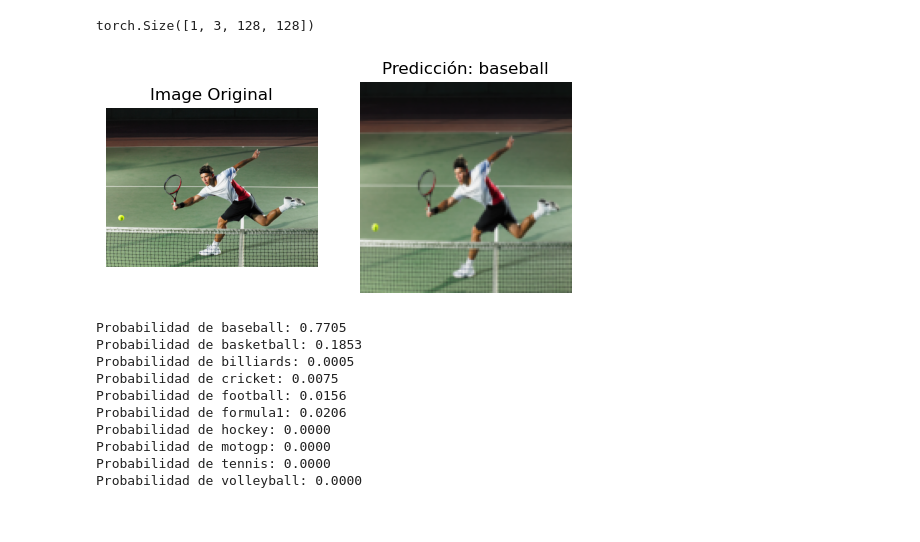
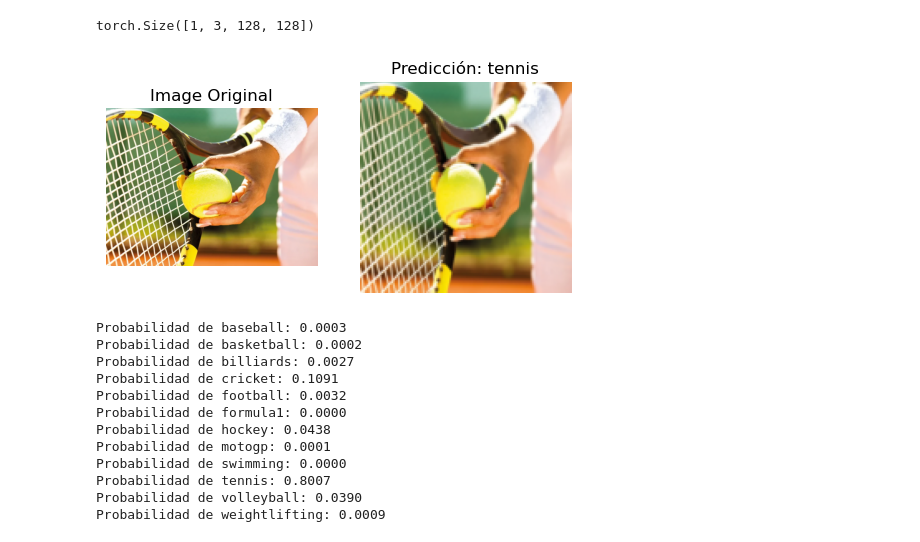
Before and after one commit to marcanii/SIS421---2-23, a Jupyter notebook: Evaluations/DefensaLab/01_clasificacion_frontscratsh.ipynb, the cells around one changed output. Drawn from its saved outputs; the diff is of its cells as text; code cells hidden in the pictures.

```diff
--- a/Evaluations/DefensaLab/01_clasificacion_frontscratsh.ipynb
+++ b/Evaluations/DefensaLab/01_clasificacion_frontscratsh.ipynb
@@ -45,9 +45,8 @@ class CustomDataset(torch.utils.data.Dataset):
 
         self.transform = transform
         self.num_transforms = num_transforms
-        self.classes = ('baseball', 'basketball', 'billiards', 'cricket', 'football', 'formula1', 'hockey', 'motogp', 'tennis', 'volleyball')
-       # self.classes = ('baseball', 'basketball', 'billiards', 'boxing', 'cricket', 'fencing', 'football', 'formula1',
-                        #'golf', 'hockey', 'motogp', 'swimming', 'tennis', 'volleyball', 'weightlifting')
+        self.classes = ('baseball', 'basketball', 'billiards', 'cricket', 'football', 'formula1', 'hockey',
+                        'motogp', 'swimming', 'tennis', 'volleyball', 'weightlifting')
 
     def __len__(self):
         return len(self.dataset) * self.num_transforms
@@ -377,7 +398,7 @@ Las pruebas las realizamos con imagenes de internet, las cuales son imagenes de
 from PIL import Image
 
 # Cargar la imagen desde el archivo
-imagen_path = "tenis.webp"
+imagen_path = "tennis.webp"
 imagen = Image.open(imagen_path)
 img_orignal = Image.open(imagen_path)
 
@@ -395,42 +416,45 @@ torch.Size([1, 3, 128, 128])
 # %%
 # cargamos el modelo
 model = Model_frontscratsh()
-model.load_state_dict(torch.load('models/model_frontscratsh_v01_5.pth'))
+model.load_state_dict(torch.load('models/model_frontscratsh_v04_5.pth'))
 model.eval()
 
 with torch.no_grad():
     output = model(imagen_transformada)
 
 # Obtén las probabilidades de salida del modelo utilizando softmax
 probabilidades = torch.nn.functional.softmax(output, dim=1)[0]
 # Obtén la clase predicha
 _, clase_predicha = torch.max(probabilidades, 0)
 # Mapea el índice de la clase predicha al nombre de la clase
-classes = ('baseball', 'basketball', 'billiards', 'cricket', 'football', 'formula1', 'hockey', 'motogp', 'tennis', 'volleyball')
+classes = ('baseball', 'basketball', 'billiards', 'cricket', 'football', 'formula1', 'hockey',
+                        'motogp', 'swimming', 'tennis', 'volleyball', 'weightlifting')
 nombre_clase_predicha = classes[clase_predicha.item()]
 
 # Muestra la imagen con la clase predicha y la imagen original
 fig, (ax1, ax2) = plt.subplots(figsize=(6,9), ncols=2)
 ax1.imshow(img_orignal)
 ax1.set_title('Image Original')
 ax1.axis('off')
 ax2.imshow(imagen_transformada.squeeze(0).permute(1, 2, 0))  # Convierte el tensor a imagen y transpone los ejes
 ax2.set_title(f'Predicción: {nombre_clase_predicha}')
 ax2.axis('off')
 plt.show()
 
 # Muestra las probabilidades de cada clase
 for i, clase in enumerate(classes):
     print(f'Probabilidad de {clase}: {probabilidades[i].item():.4f}')
 # %% [output]
-[figure, old version]
+[figure, new version]
-Probabilidad de baseball: 0.7705
-Probabilidad de basketball: 0.1853
-Probabilidad de billiards: 0.0005
-Probabilidad de cricket: 0.0075
-Probabilidad de football: 0.0156
-Probabilidad de formula1: 0.0206
-Probabilidad de hockey: 0.0000
-Probabilidad de motogp: 0.0000
-Probabilidad de tennis: 0.0000
-Probabilidad de volleyball: 0.0000
+Probabilidad de baseball: 0.0003
+Probabilidad de basketball: 0.0002
+Probabilidad de billiards: 0.0027
+Probabilidad de cricket: 0.1091
+Probabilidad de football: 0.0032
+Probabilidad de formula1: 0.0000
+Probabilidad de hockey: 0.0438
+Probabilidad de motogp: 0.0001
+Probabilidad de swimming: 0.0000
+Probabilidad de tennis: 0.8007
+Probabilidad de volleyball: 0.0390
+Probabilidad de weightlifting: 0.0009
```
Also changed, not shown: parts of 9 cells of this notebook, 8 other files.
